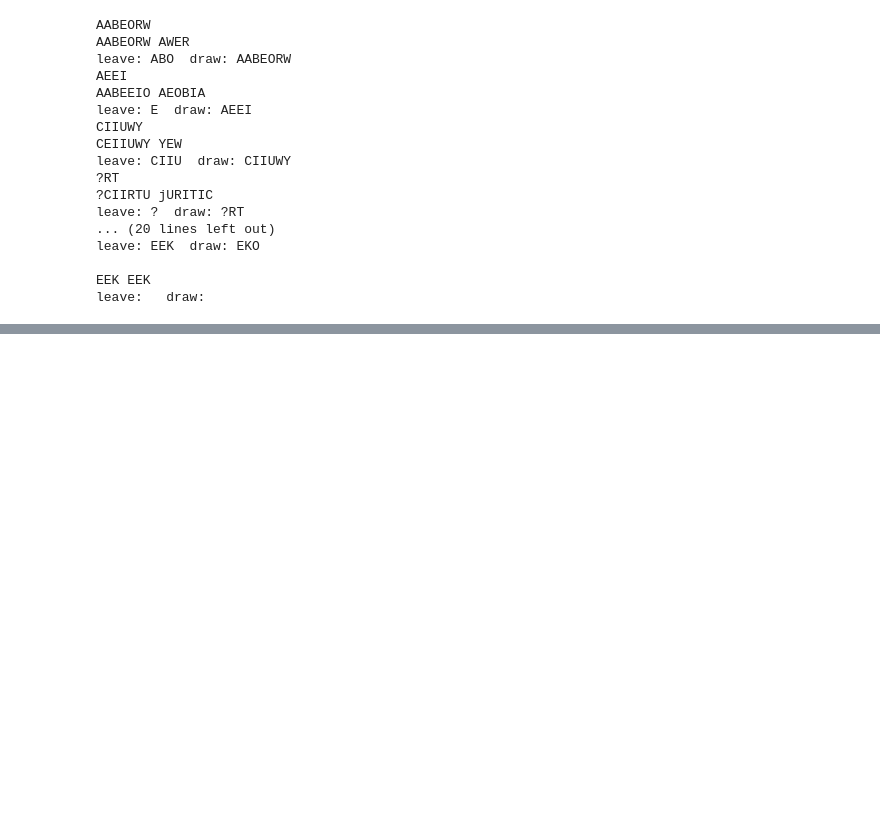
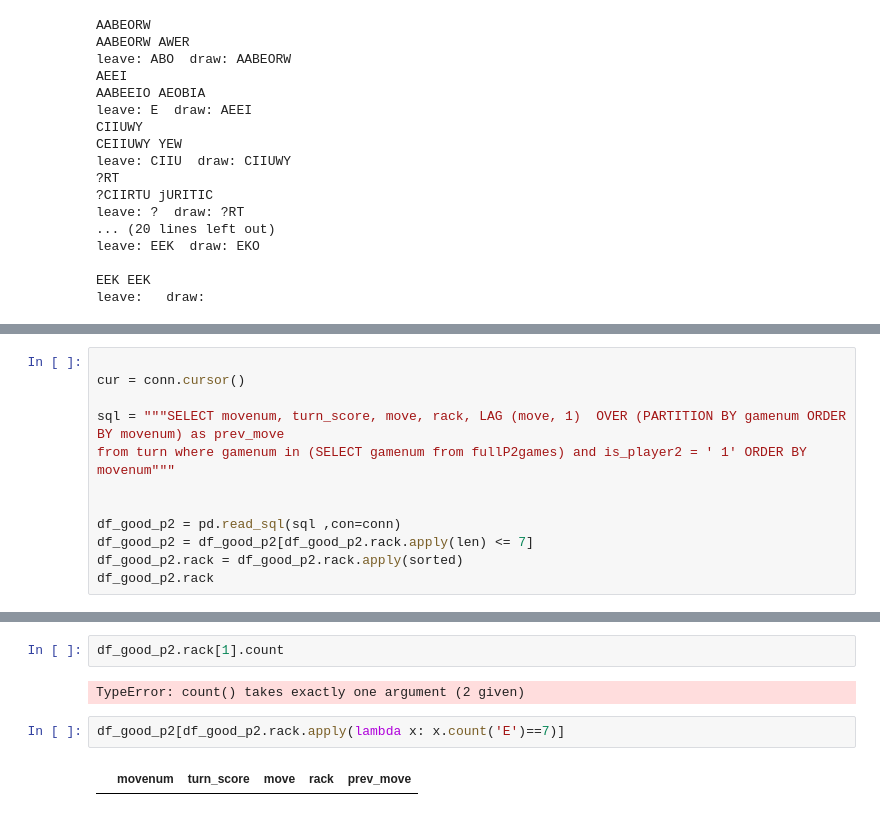
Before and after one commit to pkgalea/ScrabbleTileAnalyzer, a Jupyter notebook: DataExploration.ipynb, the cells around one changed output, grey strips where cells are left out. Cells and saved outputs as stored; diff of their text form; blank space fills up the shorter version.

Commit message:
rack focused

```diff
--- a/DataExploration.ipynb
+++ b/DataExploration.ipynb
@@ -201,0 +203,12 @@ all_draws
+# %%
+
+cur = conn.cursor()
+
+sql = """SELECT movenum, turn_score, move, rack, LAG (move, 1)  OVER (PARTITION BY gamenum ORDER BY movenum) as prev_move
+from turn where gamenum in (SELECT gamenum from fullP2games) and is_player2 = ' 1' ORDER BY movenum"""
+
+
+df_good_p2 = pd.read_sql(sql ,con=conn)
+df_good_p2 = df_good_p2[df_good_p2.rack.apply(len) <= 7]
+df_good_p2.rack = df_good_p2.rack.apply(sorted)
+df_good_p2.rack
@@ -201,0 +238,8 @@ all_draws
+# %%
+df_good_p2.rack[1].count
+# %% [output]
+TypeError: count() takes exactly one argument (2 given)
+# %%
+df_good_p2[df_good_p2.rack.apply(lambda x: x.count('E')==7)]
+# %% [output]
+|  | movenum | turn_score | move | rack | prev_move |
```
Also changed, not shown: parts of 7 cells of this notebook, 1 other file.
